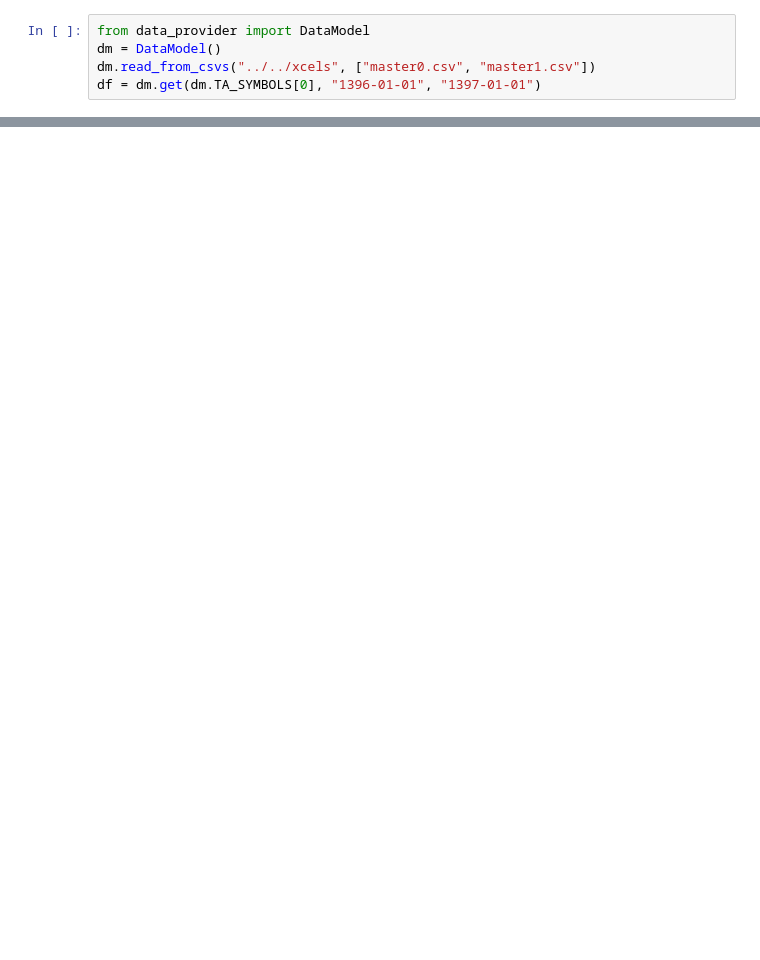
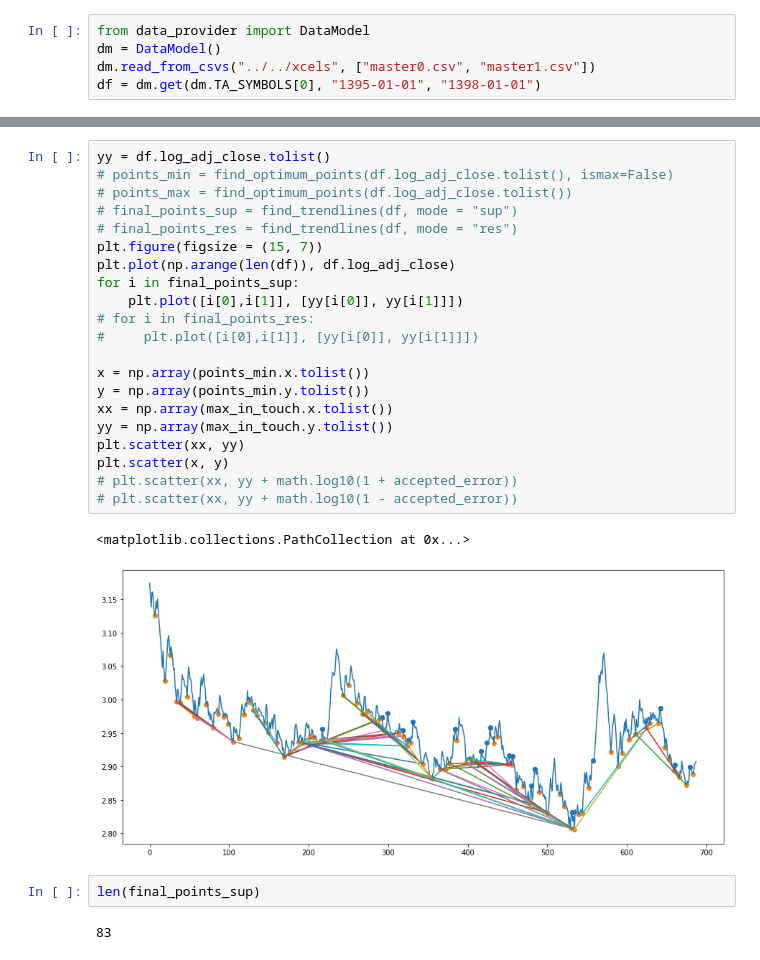
Before and after one commit to miladmirzazadeh/Parooo, a Jupyter notebook: models/tam_new_way.ipynb, the cells around one changed output, grey strips where cells are left out. Saved outputs shown, nothing was run; the diff lists cells and outputs as text; blank space fills up the shorter version.

```diff
--- a/models/tam_new_way.ipynb
+++ b/models/tam_new_way.ipynb
@@ -2,5 +2,5 @@
 from data_provider import DataModel
 dm = DataModel()
 dm.read_from_csvs("../../xcels", ["master0.csv", "master1.csv"])
-df = dm.get(dm.TA_SYMBOLS[0], "1396-01-01", "1397-01-01")
+df = dm.get(dm.TA_SYMBOLS[0], "1395-01-01", "1398-01-01")
 # %% [output]
@@ -196,0 +101,28 @@ def find_resistances(firstdate, lastdate, stockname = "خساپا", minimum_touc
+# %%
+yy = df.log_adj_close.tolist()
+# points_min = find_optimum_points(df.log_adj_close.tolist(), ismax=False)
+# points_max = find_optimum_points(df.log_adj_close.tolist())
+# final_points_sup = find_trendlines(df, mode = "sup")
+# final_points_res = find_trendlines(df, mode = "res")
+plt.figure(figsize = (15, 7))
+plt.plot(np.arange(len(df)), df.log_adj_close)
+for i in final_points_sup:
+    plt.plot([i[0],i[1]], [yy[i[0]], yy[i[1]]])
+# for i in final_points_res:
+#     plt.plot([i[0],i[1]], [yy[i[0]], yy[i[1]]])
+
+x = np.array(points_min.x.tolist())
+y = np.array(points_min.y.tolist())
+xx = np.array(max_in_touch.x.tolist())
+yy = np.array(max_in_touch.y.tolist())
+plt.scatter(xx, yy)
+plt.scatter(x, y)
+# plt.scatter(xx, yy + math.log10(1 + accepted_error))
+# plt.scatter(xx, yy + math.log10(1 - accepted_error))
+# %% [output]
+<matplotlib.collections.PathCollection at 0x...>
+[figure, added]
+# %%
+len(final_points_sup)
+# %% [output]
+83
```
Also changed, not shown: parts of 7 cells of this notebook, 7 other files.
